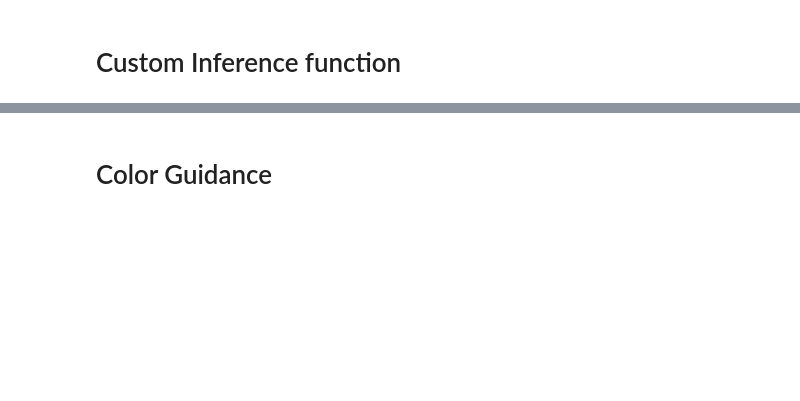
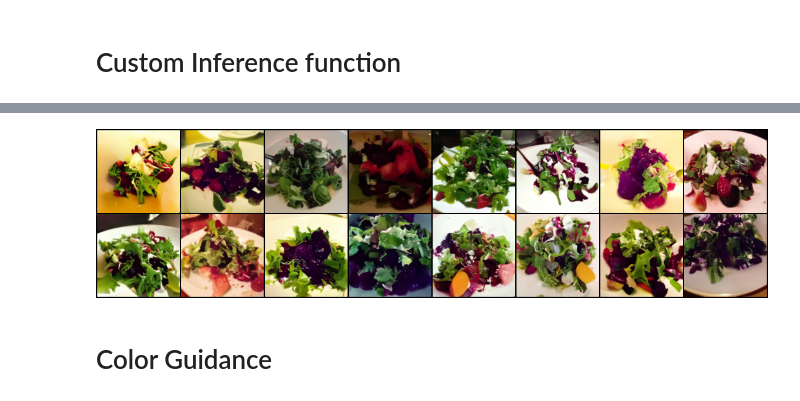
Before and after one commit to leffff/adversarial-diffusion-distillation, a Jupyter notebook: inference.ipynb, the cells around one changed output, grey strips where cells are left out. Saved outputs shown, nothing was run; the diff lists cells and outputs as text; code cells hidden in the pictures; blank space fills up the shorter version.

```diff
--- a/inference.ipynb
+++ b/inference.ipynb
@@ -1 +25,17 @@
+# %%
+@dataclass
+class TrainingConfig:
+    image_size = 128  # the generated image resolution
+    batch_size = 32
+    num_epochs = 100
+    gradient_accumulation_steps = 1
+    learning_rate = 1e-4
+    lr_warmup_steps = 500
+    mixed_precision = 'fp16'  # `no` for float32, `fp16` for automatic mixed precision
+
+    device = "cuda"
+    random_state = 42
+
+
+config = TrainingConfig()
 # %%
@@ -162,0 +258,13 @@ show_images(generated)
+# %%
+generated = guidance_generate_v2(
+    torch.randn((16, 3, 128, 128)).cuda(),
+    model,
+    noise_scheduler,
+    num_inference_steps=100,
+    c=6,
+    w=3,
+)
+
+show_images(generated[-1])
+# %% [output]
+[figure, added]
```
Also changed, not shown: parts of 17 cells of this notebook, 1 other file.
